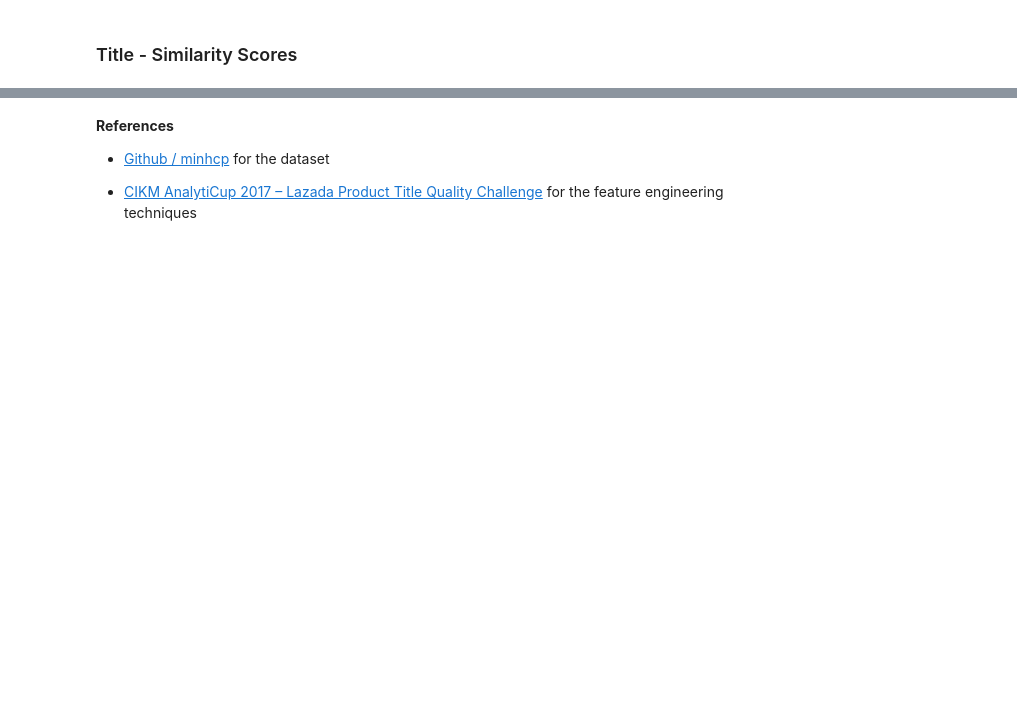
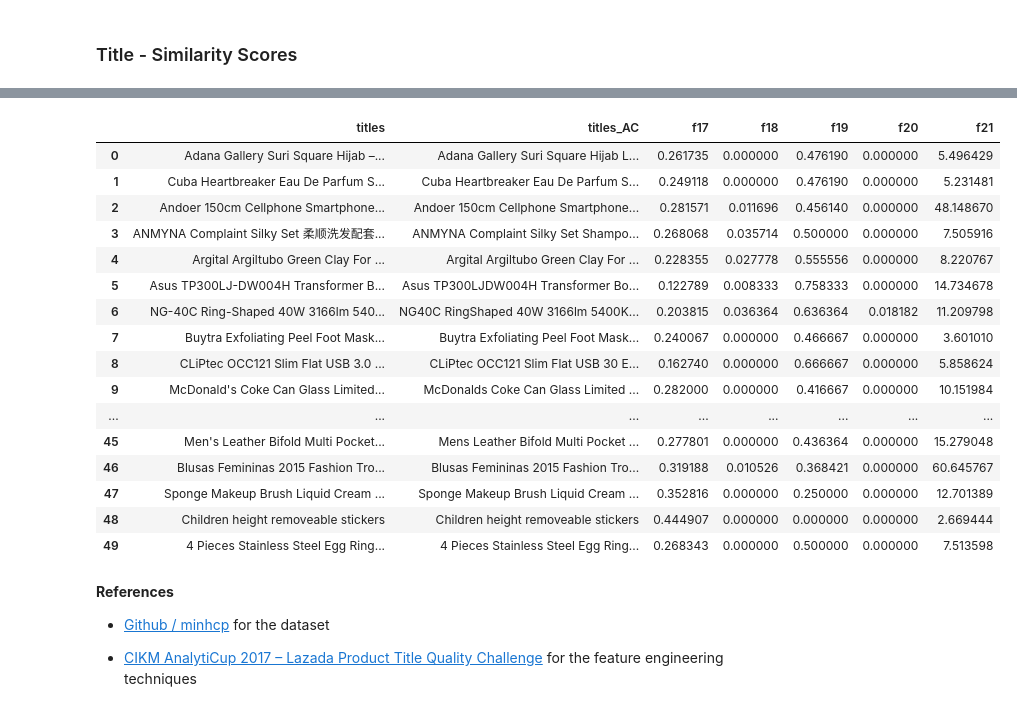
Before and after one commit to bryanblackbee/ds-learning-journey, a Jupyter notebook: jupyter_notebook/studies/0-in-progress/lazada-cikm-2017/lzd-cikm-feature-engineering-2.ipynb, the cells around one changed output, grey strips where cells are left out. Drawn from its saved outputs; the diff is of its cells as text; code cells hidden in the pictures; blank space fills up the shorter version.

```diff
--- a/jupyter_notebook/studies/0-in-progress/lazada-cikm-2017/lzd-cikm-feature-engineering-2.ipynb
+++ b/jupyter_notebook/studies/0-in-progress/lazada-cikm-2017/lzd-cikm-feature-engineering-2.ipynb
@@ -76,0 +118,11 @@ print("{:.3f}".format(distance.jaro_winkler_similarity(demo3_AC, demo4_AC)))
+# %%
+titles = df['title'].head(50)
+titles_AC = titles.apply(remove_non_alphanumeric_chars)
+# %%
+f17, f18, f19, f20, f21 = [titles_AC.apply(feat_eng__mean_distance),
+                           titles_AC.apply(feat_eng__pct_max_distance_count),
+                           titles_AC.apply(feat_eng__pct_min_distance_count),
+                           titles_AC.apply(feat_eng__pct_full_string_count),
+                           titles_AC.apply(feat_eng__sum_distances),]
+for (a, b, c, d, e) in zip(f17, f18, f19, f20, f21):
+    print("{:.3f},{:.3f},{:.3f},{:.4f},{:7.2f}".format(a,b,c,d,e))
@@ -77,3 +147,28 @@ print("{:.3f}".format(distance.jaro_winkler_similarity(demo3_AC, demo4_AC)))
+# %%
+titles_feats = pd.DataFrame({'titles' : titles,
+                             'titles_AC' : titles_AC,
+                             'f17' : f17, 'f18' : f18,
+                             'f19' : f19, 'f20' : f20, 'f21' : f21,})
+
+display(titles_feats[['titles','titles_AC','f17','f18','f19','f20','f21',]])
+# %% [output]
+|  | titles | titles_AC | f17 | f18 | f19 | f20 | f21 |
+| 0 | Adana Gallery Suri Square Hijab –... | Adana Gallery Suri Square Hijab L... | 0.261735 | 0.000000 | 0.476190 | 0.000000 | 5.496429 |
+| 1 | Cuba Heartbreaker Eau De Parfum S... | Cuba Heartbreaker Eau De Parfum S... | 0.249118 | 0.000000 | 0.476190 | 0.000000 | 5.231481 |
+| 2 | Andoer 150cm Cellphone Smartphone... | Andoer 150cm Cellphone Smartphone... | 0.281571 | 0.011696 | 0.456140 | 0.000000 | 48.148670 |
+| 3 | ANMYNA Complaint Silky Set 柔顺洗发配套... | ANMYNA Complaint Silky Set Shampo... | 0.268068 | 0.035714 | 0.500000 | 0.000000 | 7.505916 |
+| 4 | Argital Argiltubo Green Clay For ... | Argital Argiltubo Green Clay For ... | 0.228355 | 0.027778 | 0.555556 | 0.000000 | 8.220767 |
+| 5 | Asus TP300LJ-DW004H Transformer B... | Asus TP300LJDW004H Transformer Bo... | 0.122789 | 0.008333 | 0.758333 | 0.000000 | 14.734678 |
+| 6 | NG-40C Ring-Shaped 40W 3166lm 540... | NG40C RingShaped 40W 3166lm 5400K... | 0.203815 | 0.036364 | 0.636364 | 0.018182 | 11.209798 |
+| 7 | Buytra Exfoliating Peel Foot Mask... | Buytra Exfoliating Peel Foot Mask... | 0.240067 | 0.000000 | 0.466667 | 0.000000 | 3.601010 |
+| 8 | CLiPtec OCC121 Slim Flat USB 3.0 ... | CLiPtec OCC121 Slim Flat USB 30 E... | 0.162740 | 0.000000 | 0.666667 | 0.000000 | 5.858624 |
+| 9 | McDonald's Coke Can Glass Limited... | McDonalds Coke Can Glass Limited ... | 0.282000 | 0.000000 | 0.416667 | 0.000000 | 10.151984 |
+| ... | ... | ... | ... | ... | ... | ... | ... |
+| 45 | Men's Leather Bifold Multi Pocket... | Mens Leather Bifold Multi Pocket ... | 0.277801 | 0.000000 | 0.436364 | 0.000000 | 15.279048 |
+| 46 | Blusas Femininas 2015 Fashion Tro... | Blusas Femininas 2015 Fashion Tro... | 0.319188 | 0.010526 | 0.368421 | 0.000000 | 60.645767 |
+| 47 | Sponge Makeup Brush Liquid Cream ... | Sponge Makeup Brush Liquid Cream ... | 0.352816 | 0.000000 | 0.250000 | 0.000000 | 12.701389 |
+| 48 | Children height removeable stickers | Children height removeable stickers | 0.444907 | 0.000000 | 0.000000 | 0.000000 | 2.669444 |
+| 49 | 4 Pieces Stainless Steel Egg Ring... | 4 Pieces Stainless Steel Egg Ring... | 0.268343 | 0.000000 | 0.500000 | 0.000000 | 7.513598 |
 # %% [markdown]
 **References**
 
```
Also changed, not shown: parts of 10 cells of this notebook, 1 other file.
